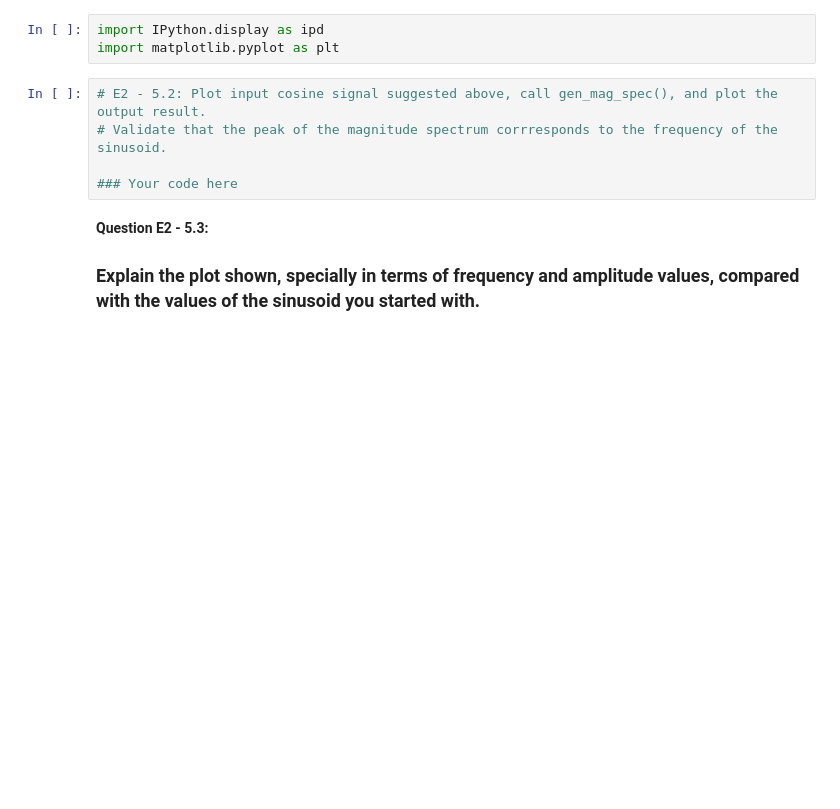
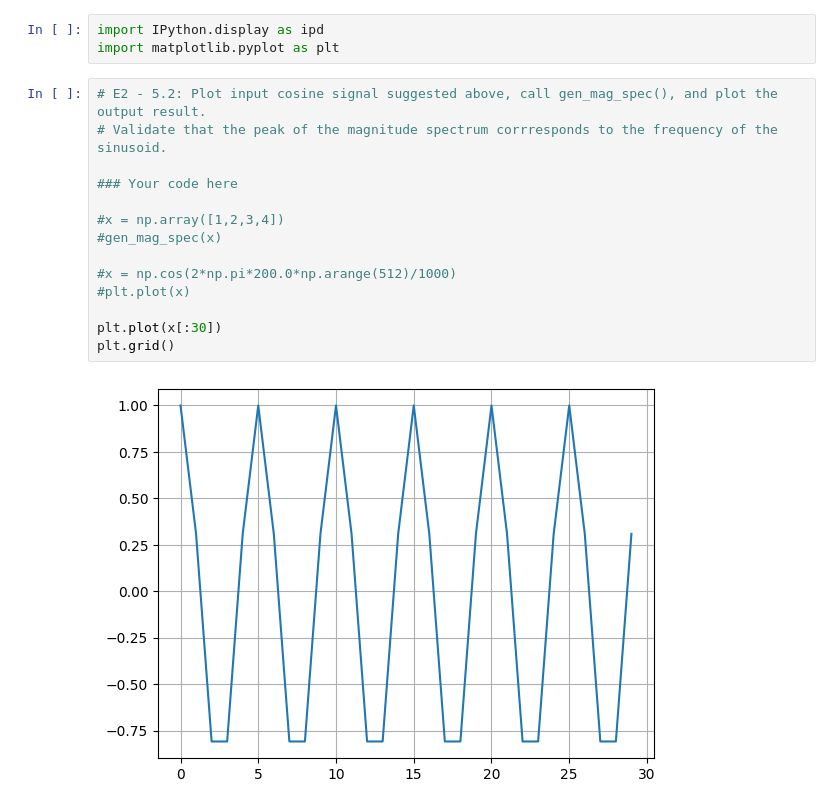
Before and after one commit to MarcosAmador335/sms-tools-materials, a Jupyter notebook: exercises/E2-Sinusoids-and-DFT.ipynb, the cells around one changed output. Drawn from its saved outputs; the diff is of its cells as text; blank space fills up the shorter version.

Commit message:
Update E2-Sinusoids-and-DFT.ipynb
Lab2 finished

```diff
--- a/exercises/E2-Sinusoids-and-DFT.ipynb
+++ b/exercises/E2-Sinusoids-and-DFT.ipynb
@@ -268,9 +275,16 @@ import matplotlib.pyplot as plt
 # %%
 # E2 - 5.2: Plot input cosine signal suggested above, call gen_mag_spec(), and plot the output result.
 # Validate that the peak of the magnitude spectrum corrresponds to the frequency of the sinusoid.
 
 ### Your code here
+
+#x = np.array([1,2,3,4])
+#gen_mag_spec(x)
+
+#x = np.cos(2*np.pi*200.0*np.arange(512)/1000)
+#plt.plot(x)
+
+plt.plot(x[:30])
+plt.grid()
+# %% [output]
+[figure, added]
-# %% [markdown]
-**Question E2 - 5.3:**
-
-### Explain the plot shown, specially in terms of frequency and amplitude values, compared with the values of the sinusoid you started with.
```
Also changed, not shown: parts of 3 cells of this notebook.
